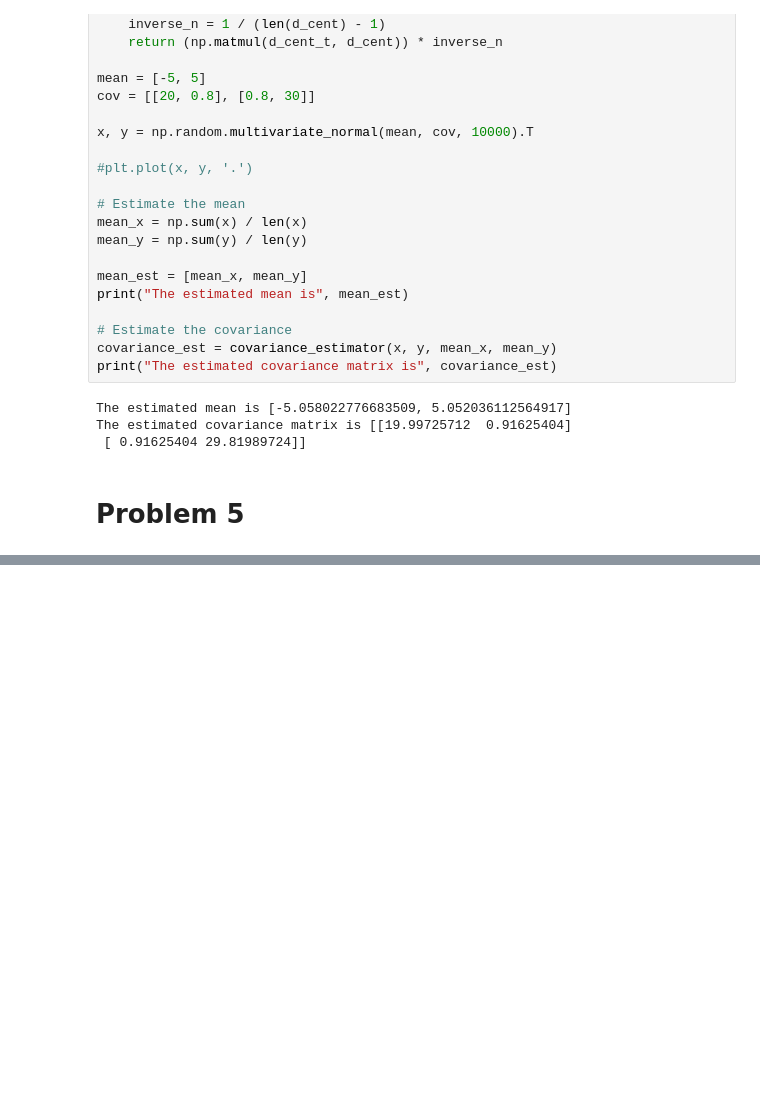
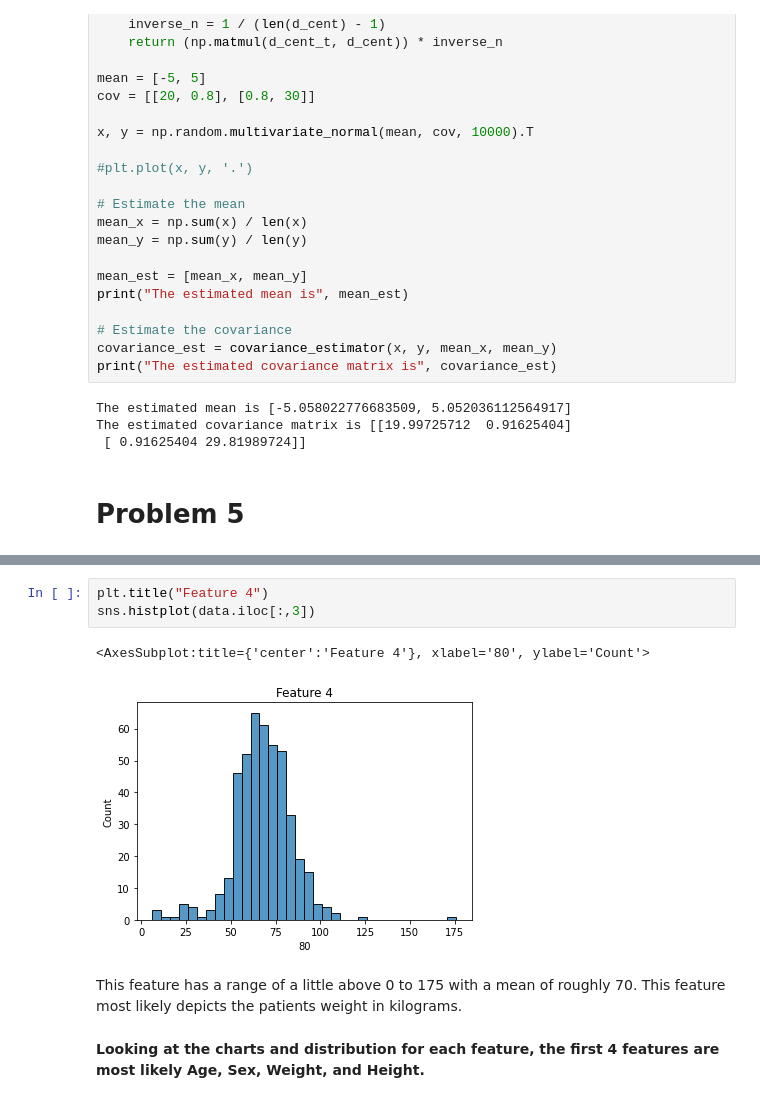
Before and after one commit to JacksonPaull/ee_460j_dslab, a Jupyter notebook: 01_lab/programming_questions.ipynb, the cells around one changed output, grey strips where cells are left out. Saved outputs shown, nothing was run; the diff lists cells and outputs as text; blank space fills up the shorter version.

```diff
--- a/01_lab/programming_questions.ipynb
+++ b/01_lab/programming_questions.ipynb
@@ -177,0 +238,10 @@ The estimated covariance matrix is [[19.99725712  0.91625404]
+# %%
+plt.title("Feature 4")
+sns.histplot(data.iloc[:,3])
+# %% [output]
+<AxesSubplot:title={'center':'Feature 4'}, xlabel='80', ylabel='Count'>
+[figure, added]
+# %% [markdown]
+This feature has a range of a little above 0 to 175 with a mean of roughly 70.  This feature most likely depicts the patients weight in kilograms.
+# %% [markdown]
+**Looking at the charts and distribution for each feature, the first 4 features are most likely Age, Sex, Weight, and Height.**
```
Also changed, not shown: parts of 19 cells of this notebook.
